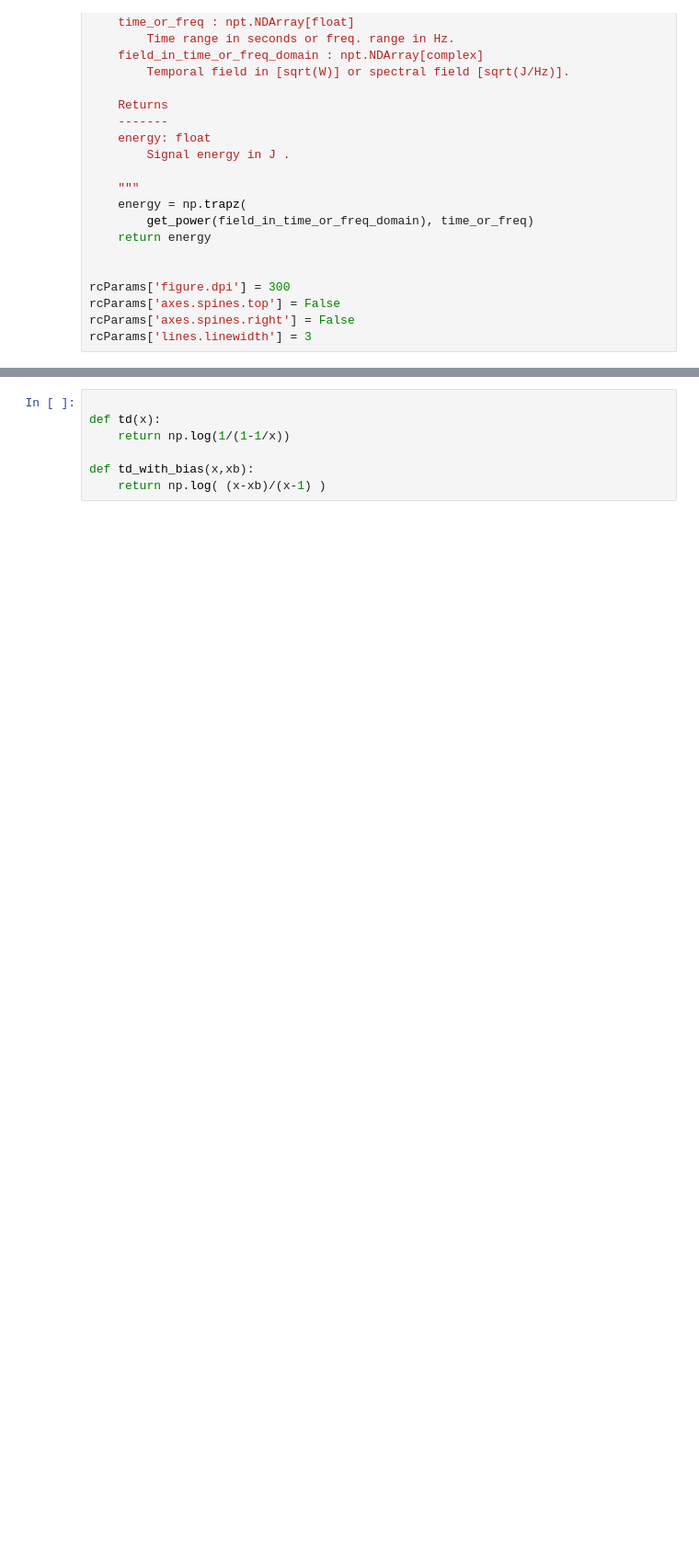
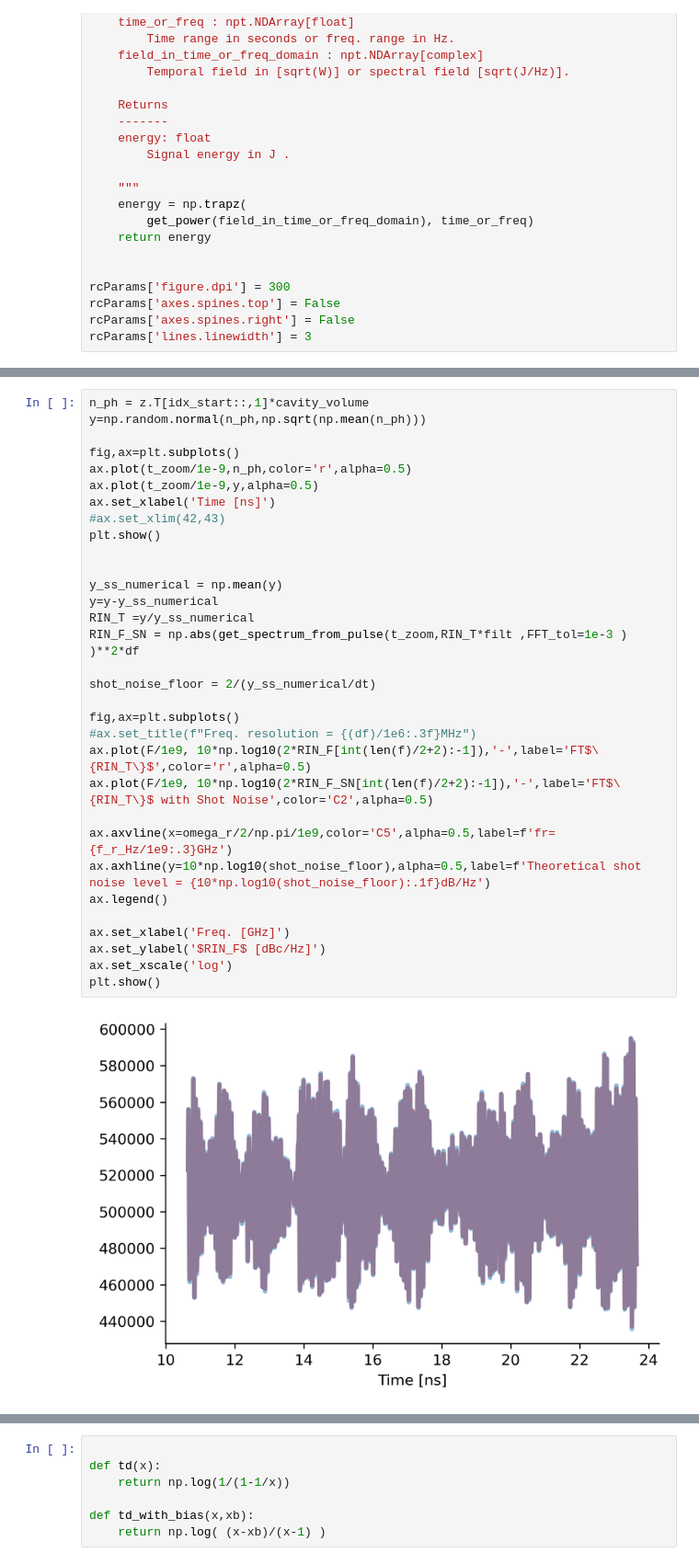
Before and after one commit to OleKrarup123/NLSE-vector-solver, a Jupyter notebook: TutorialVideos/LaserRelaxation-Video/simulation_notebook.ipynb, the cells around one changed output, grey strips where cells are left out. Shown at 92% size. Cells and saved outputs as stored; diff of their text form; blank space fills up the shorter version.

```diff
--- a/TutorialVideos/LaserRelaxation-Video/simulation_notebook.ipynb
+++ b/TutorialVideos/LaserRelaxation-Video/simulation_notebook.ipynb
@@ -419,0 +448,34 @@ plt.show()
+# %%
+n_ph = z.T[idx_start::,1]*cavity_volume
+y=np.random.normal(n_ph,np.sqrt(np.mean(n_ph)))
+
+fig,ax=plt.subplots()
+ax.plot(t_zoom/1e-9,n_ph,color='r',alpha=0.5)
+ax.plot(t_zoom/1e-9,y,alpha=0.5)
+ax.set_xlabel('Time [ns]')
+#ax.set_xlim(42,43)
+plt.show()
+
+
+y_ss_numerical = np.mean(y)
+y=y-y_ss_numerical
+RIN_T =y/y_ss_numerical
+RIN_F_SN = np.abs(get_spectrum_from_pulse(t_zoom,RIN_T*filt ,FFT_tol=1e-3 )  )**2*df
+
+shot_noise_floor = 2/(y_ss_numerical/dt)
+
+fig,ax=plt.subplots()
+#ax.set_title(f"Freq. resolution = {(df)/1e6:.3f}MHz")
+ax.plot(F/1e9, 10*np.log10(2*RIN_F[int(len(f)/2+2):-1]),'-',label='FT$\{RIN_T\}$',color='r',alpha=0.5)
+ax.plot(F/1e9, 10*np.log10(2*RIN_F_SN[int(len(f)/2+2):-1]),'-',label='FT$\{RIN_T\}$ with Shot Noise',color='C2',alpha=0.5)
+
+ax.axvline(x=omega_r/2/np.pi/1e9,color='C5',alpha=0.5,label=f'fr={f_r_Hz/1e9:.3}GHz')
+ax.axhline(y=10*np.log10(shot_noise_floor),alpha=0.5,label=f'Theoretical shot noise level = {10*np.log10(shot_noise_floor):.1f}dB/Hz')
+ax.legend()
+
+ax.set_xlabel('Freq. [GHz]')
+ax.set_ylabel('$RIN_F$ [dBc/Hz]')
+ax.set_xscale('log')
+plt.show()
+# %% [output]
+[figure, added]
```
Also changed, not shown: parts of 8 cells of this notebook.
